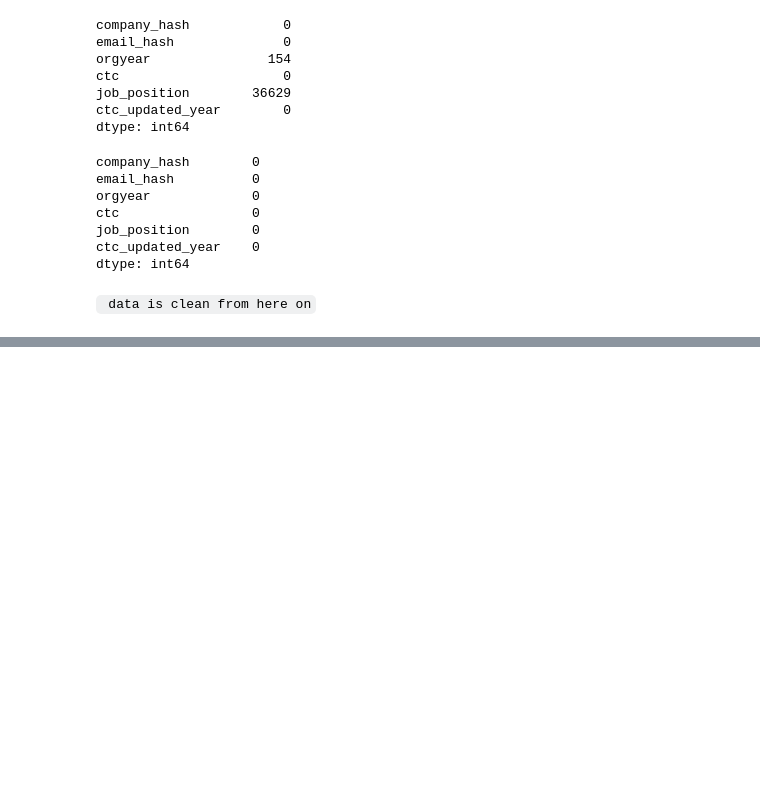
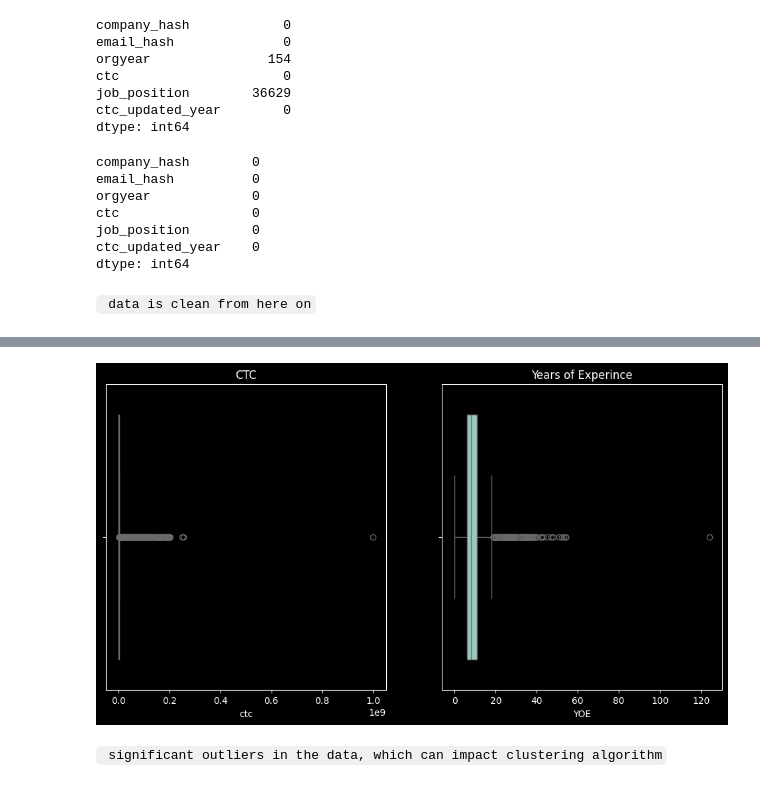
Before and after one commit to VDdotexe/Weekend_Scratching, a Jupyter notebook: case_studies/Clustering_CS.ipynb, the cells around one changed output, grey strips where cells are left out. Drawn from its saved outputs; the diff is of its cells as text; code cells hidden in the pictures; blank space fills up the shorter version.

````diff
--- a/case_studies/Clustering_CS.ipynb
+++ b/case_studies/Clustering_CS.ipynb
@@ -207,0 +210,4 @@ dtype: int64
+# %%
+## Engineering new features to get years of xperience
+current_year= datetime.now().year
+df1['YOE']= current_year - df1['orgyear']
@@ -207,0 +223,16 @@ dtype: int64
+# %%
+## let's do some boxplots for CTC and YOE- this is helping to check outliers, if any.
+fig, ax= plt.subplots(1, 2, figsize= (12,6))
+sns.boxplot(data= df1, x= 'ctc', ax= ax[0])
+ax[0].set_title('CTC')
+ax[0].tick_params(axis='y', colors='white')
+
+sns.boxplot(data= df1, x= 'YOE', ax= ax[1])
+ax[1].set_title('Years of Experince')
+ax[1].tick_params(axis= 'y', colors= 'white')
+
+plt.show()
+# %% [output]
+[figure, added]
+# %% [markdown]
+``` significant outliers in the data, which can impact clustering algorithm```
````
Also changed, not shown: parts of 2 cells of this notebook.
